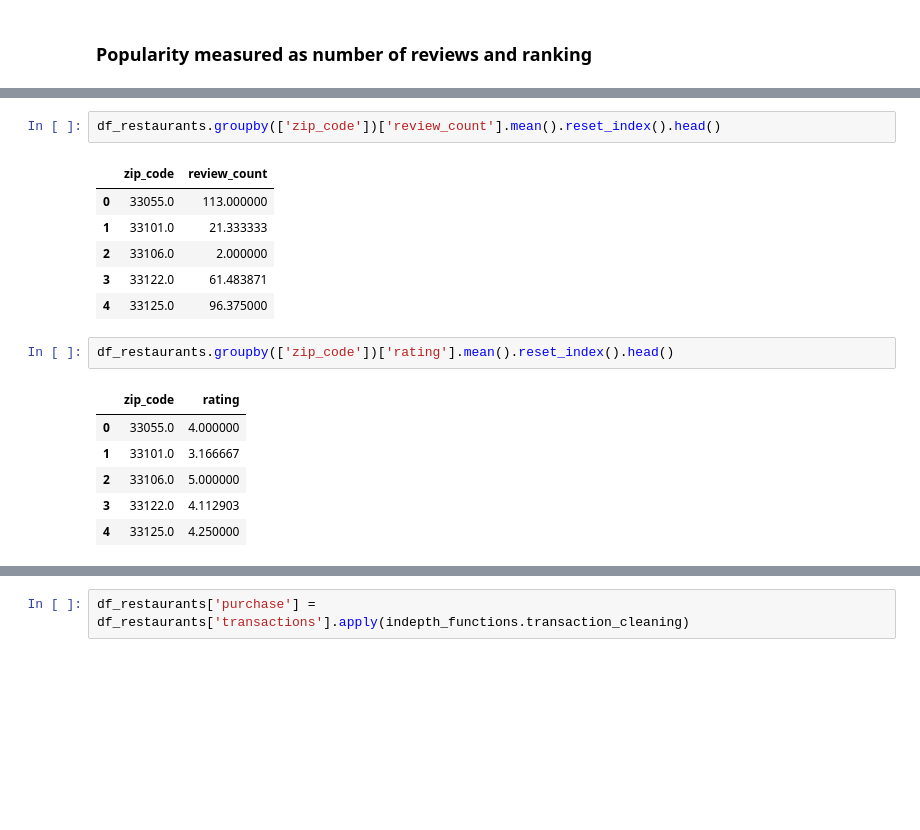
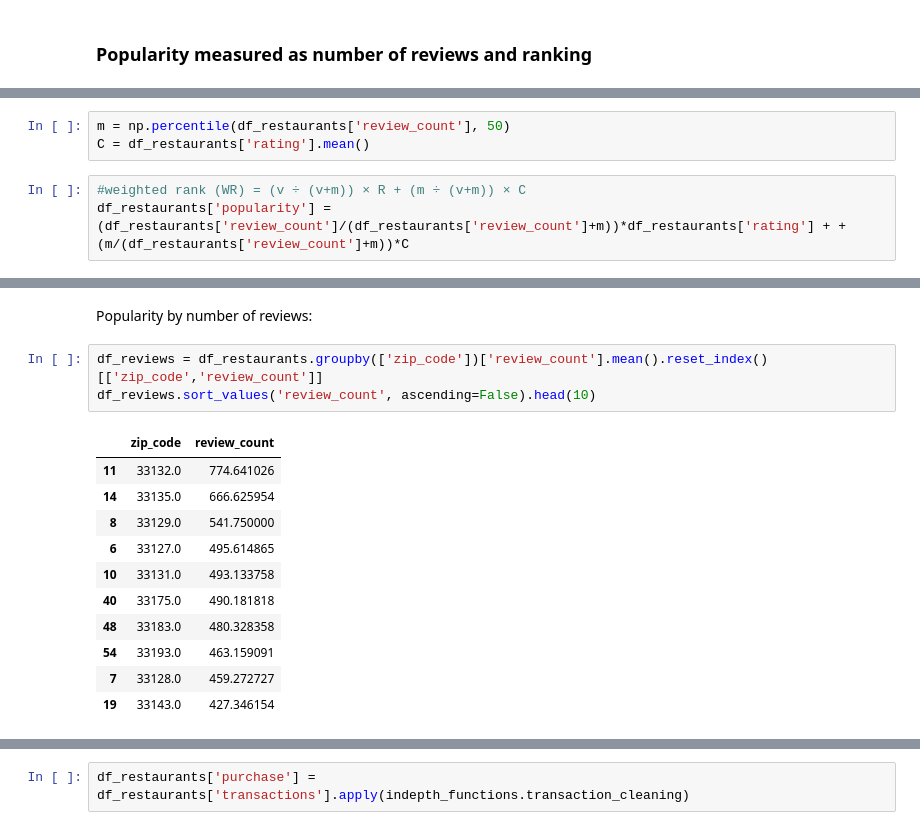
Before and after one commit to Daesparz/DS4A2020_Empowerment, a Jupyter notebook: exploratory_data_analysis/case_Miami_in-depth_analysis.ipynb, the cells around one changed output, grey strips where cells are left out. Drawn from its saved outputs; the diff is of its cells as text; blank space fills up the shorter version.

```diff
--- a/exploratory_data_analysis/case_Miami_in-depth_analysis.ipynb
+++ b/exploratory_data_analysis/case_Miami_in-depth_analysis.ipynb
@@ -286,0 +308,6 @@ df_restaurants.head()
+# %%
+m = np.percentile(df_restaurants['review_count'], 50)
+C = df_restaurants['rating'].mean()
+# %%
+#weighted rank (WR) = (v ÷ (v+m)) × R + (m ÷ (v+m)) × C
+df_restaurants['popularity'] = (df_restaurants['review_count']/(df_restaurants['review_count']+m))*df_restaurants['rating'] + + (m/(df_restaurants['review_count']+m))*C
@@ -287,18 +367,17 @@ df_restaurants.head()
+# %% [markdown]
+Popularity by number of reviews:
 # %%
-df_restaurants.groupby(['zip_code'])['review_count'].mean().reset_index().head()
+df_reviews = df_restaurants.groupby(['zip_code'])['review_count'].mean().reset_index()[['zip_code','review_count']]
+df_reviews.sort_values('review_count', ascending=False).head(10)
 # %% [output]
 |  | zip_code | review_count |
-| 0 | 33055.0 | 113.000000 |
-| 1 | 33101.0 | 21.333333 |
-| 2 | 33106.0 | 2.000000 |
-| 3 | 33122.0 | 61.483871 |
-| 4 | 33125.0 | 96.375000 |
+| 11 | 33132.0 | 774.641026 |
+| 14 | 33135.0 | 666.625954 |
+| 8 | 33129.0 | 541.750000 |
+| 6 | 33127.0 | 495.614865 |
+| 10 | 33131.0 | 493.133758 |
+| 40 | 33175.0 | 490.181818 |
+| 48 | 33183.0 | 480.328358 |
+| 54 | 33193.0 | 463.159091 |
+| 7 | 33128.0 | 459.272727 |
+| 19 | 33143.0 | 427.346154 |
-# %%
-df_restaurants.groupby(['zip_code'])['rating'].mean().reset_index().head()
-# %% [output]
-|  | zip_code | rating |
-| 0 | 33055.0 | 4.000000 |
-| 1 | 33101.0 | 3.166667 |
-| 2 | 33106.0 | 5.000000 |
-| 3 | 33122.0 | 4.112903 |
-| 4 | 33125.0 | 4.250000 |
```
Also changed, not shown: parts of 57 cells of this notebook.
